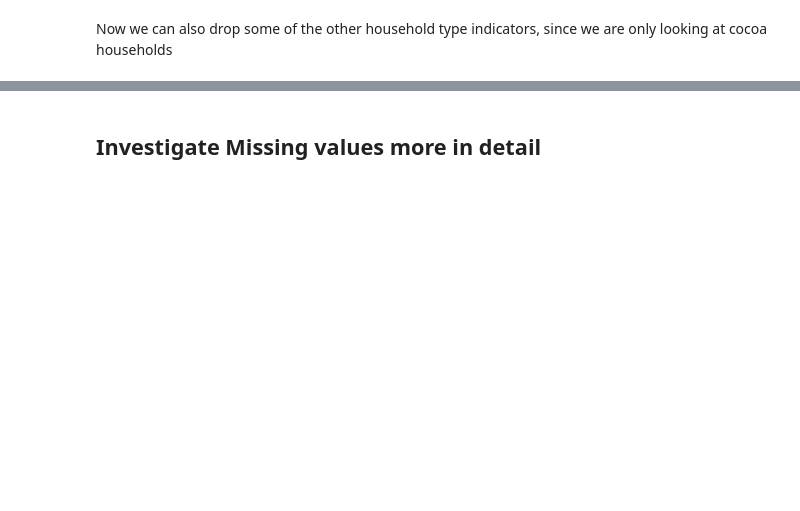
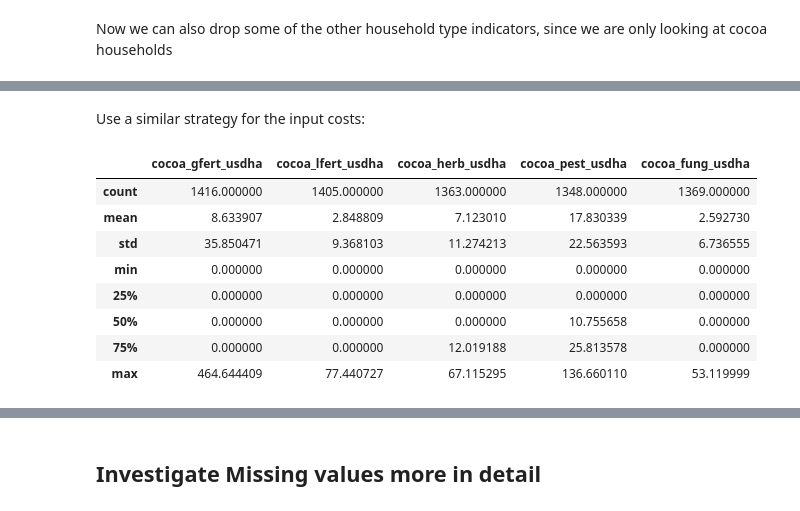
Before and after one commit to mtyszler/LivingIncomeModel, a Jupyter notebook: LivingIncomeAnalysis.ipynb, the cells around one changed output, grey strips where cells are left out. Drawn from its saved outputs; the diff is of its cells as text; code cells hidden in the pictures; blank space fills up the shorter version.

```diff
--- a/LivingIncomeAnalysis.ipynb
+++ b/LivingIncomeAnalysis.ipynb
@@ -365,0 +554,15 @@ Shape of data set: (1455, 823)
+# %% [markdown]
+Use a similar strategy for the input costs:
+# %%
+inputcosts_extended_list = ['cocoa_' + this_input + '_usdha' for this_input in inputs]
+data[inputcosts_extended_list].describe()
+# %% [output]
+|  | cocoa_gfert_usdha | cocoa_lfert_usdha | cocoa_herb_usdha | cocoa_pest_usdha | cocoa_fung_usdha |
+| count | 1416.000000 | 1405.000000 | 1363.000000 | 1348.000000 | 1369.000000 |
+| mean | 8.633907 | 2.848809 | 7.123010 | 17.830339 | 2.592730 |
+| std | 35.850471 | 9.368103 | 11.274213 | 22.563593 | 6.736555 |
+| min | 0.000000 | 0.000000 | 0.000000 | 0.000000 | 0.000000 |
+| 25% | 0.000000 | 0.000000 | 0.000000 | 0.000000 | 0.000000 |
+| 50% | 0.000000 | 0.000000 | 0.000000 | 10.755658 | 0.000000 |
+| 75% | 0.000000 | 0.000000 | 12.019188 | 25.813578 | 0.000000 |
+| max | 464.644409 | 77.440727 | 67.115295 | 136.660110 | 53.119999 |
```
Also changed, not shown: parts of 51 cells of this notebook.
